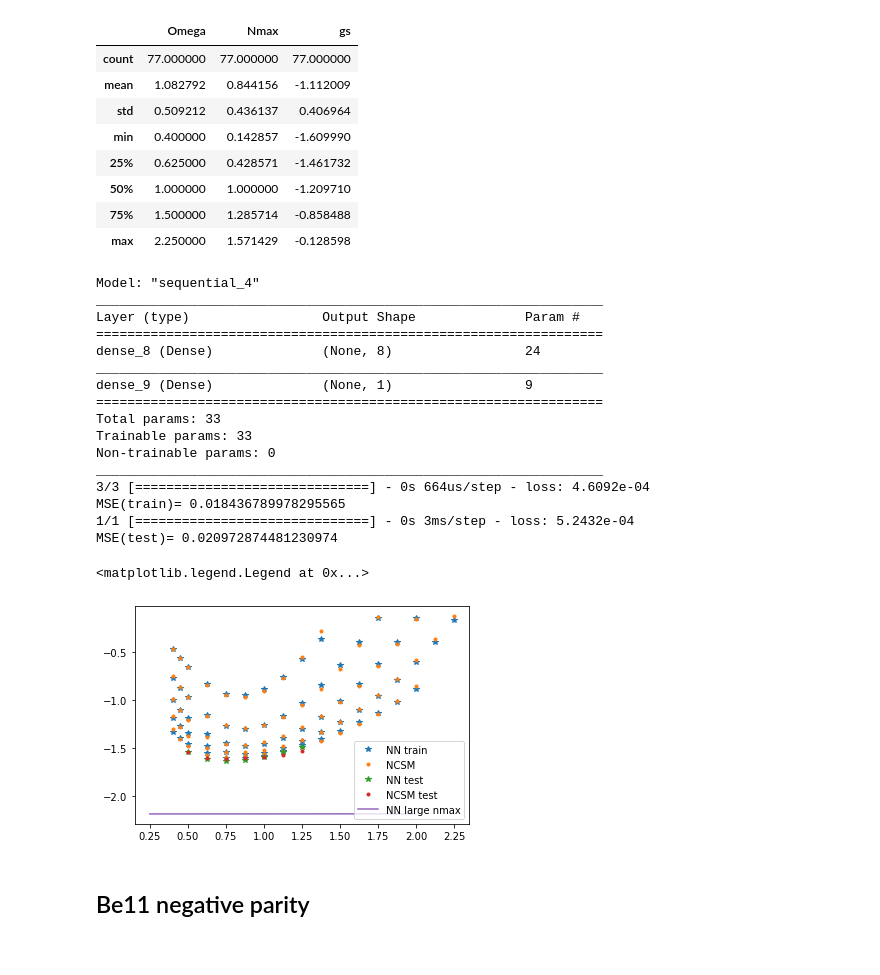
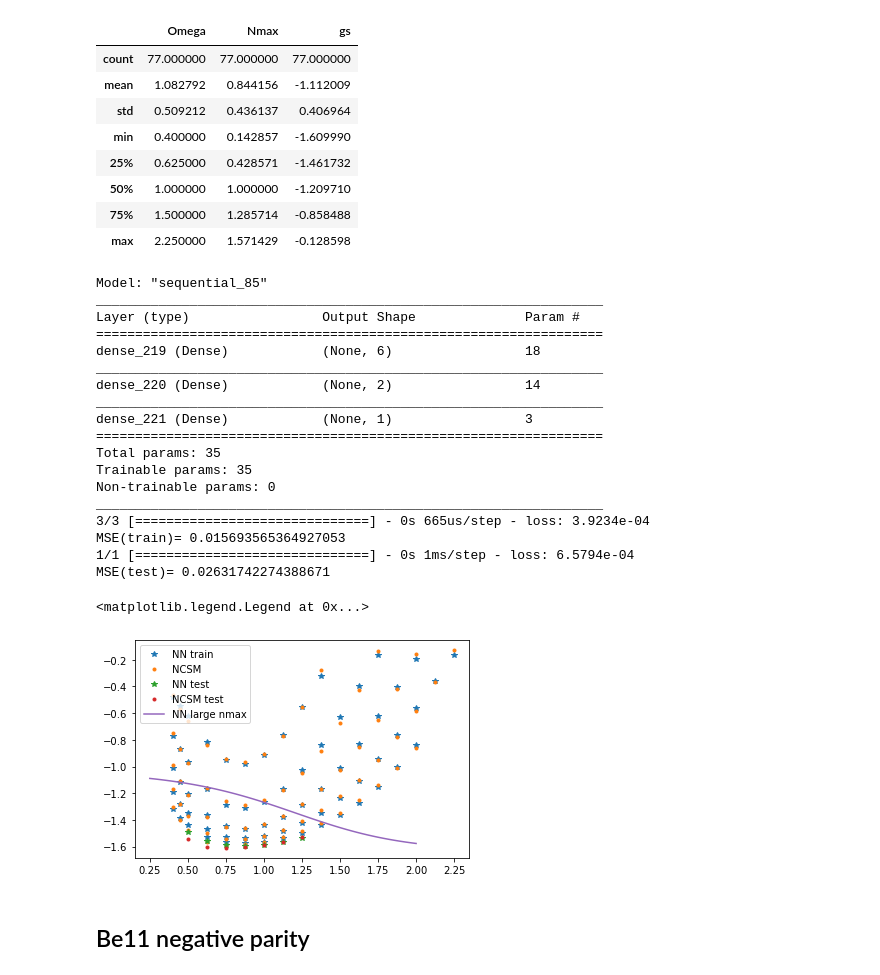
Before and after one commit to alphacentaury-github/NPSS2020, a Jupyter notebook: ML_NCSM.ipynb, the cells around one changed output. Saved outputs shown, nothing was run; the diff lists cells and outputs as text; code cells hidden in the pictures.

```diff
--- a/ML_NCSM.ipynb
+++ b/ML_NCSM.ipynb
@@ -174,0 +170,9 @@ plt.legend()
+# %%
+ntrial=10
+large_nmax = []
+for i in range(ntrial):
+    network, result_nmax = NN_create_fit_plot(plot_q=False)
+    large_nmax.append(result_nmax)
+
+large_nmax= np.array(large_nmax)
+print( large_nmax.mean(),large_nmax.std())
@@ -243,47 +249,49 @@ Be11p_df.describe()
 | max | 2.250000 | 1.571429 | -0.128598 |
 # %%
 Be11p_NN = models.Sequential()
-Be11p_NN.add(layers.Dense(8, activation='tanh', input_shape=(2,)))
+Be11p_NN.add(layers.Dense(6, activation='tanh', input_shape=(2,)))
+Be11p_NN.add(layers.Dense(2, activation='tanh',))
 Be11p_NN.add(layers.Dense(1, activation=None))
 
 Be11p_NN.compile(optimizer='Adam',
                loss='MSE')
 Be11p_NN.summary()
 
 Be11p_NN.fit(Be11p_train_X, Be11p_train_Y, epochs=4000, batch_size=50, verbose=False)
 print('MSE(train)= {}'.format(Be11p_NN.evaluate(Be11p_train_X,Be11p_train_Y)*Be11p_scale_gs ))
 print('MSE(test)= {}'.format( Be11p_NN.evaluate(Be11p_test_X,Be11p_test_Y)*Be11p_scale_gs ))
+
+# For example
+plt.figure()
+plt.plot(Be11p_train_X['Omega'],Be11p_NN.predict(Be11p_train_X) ,'*',label='NN train')
+plt.plot(Be11p_train_X['Omega'],Be11p_train_Y,'.',label='NCSM')
+plt.plot(Be11p_test_X['Omega'],Be11p_NN.predict(Be11p_test_X) ,'*',label='NN test')
+plt.plot(Be11p_test_X['Omega'],Be11p_test_Y,'.',label='NCSM test')
+# extrapolation
+ext_X=np.array([ [i, 20.] for i in np.linspace(0.25,2.0)  ])
+plt.plot(ext_X[:,0],Be11p_NN.predict(ext_X),label='NN large nmax')
+plt.legend()
 # %% [output]
-Model: "sequential_4"
+Model: "sequential_85"
 _________________________________________________________________
 Layer (type)                 Output Shape              Param #
 =================================================================
-dense_8 (Dense)              (None, 8)                 24
+dense_219 (Dense)            (None, 6)                 18
 _________________________________________________________________
-dense_9 (Dense)              (None, 1)                 9
+dense_220 (Dense)            (None, 2)                 14
+_________________________________________________________________
+dense_221 (Dense)            (None, 1)                 3
 =================================================================
-Total params: 33
-Trainable params: 33
+Total params: 35
+Trainable params: 35
 Non-trainable params: 0
 _________________________________________________________________
-3/3 [==============================] - 0s 664us/step - loss: 4.6092e-04
-MSE(train)= 0.018436789978295565
-1/1 [==============================] - 0s 3ms/step - loss: 5.2432e-04
-MSE(test)= 0.020972874481230974
+3/3 [==============================] - 0s 665us/step - loss: 3.9234e-04
+MSE(train)= 0.015693565364927053
+1/1 [==============================] - 0s 1ms/step - loss: 6.5794e-04
+MSE(test)= 0.02631742274388671
+<matplotlib.legend.Legend at 0x...>
+[figure, added]
-# %%
-# For example
-plt.figure()
-plt.plot(Be11p_train_X['Omega'],Be11p_NN.predict(Be11p_train_X) ,'*',label='NN train')
-plt.plot(Be11p_train_X['Omega'],Be11p_train_Y,'.',label='NCSM')
-plt.plot(Be11p_test_X['Omega'],Be11p_NN.predict(Be11p_test_X) ,'*',label='NN test')
-plt.plot(Be11p_test_X['Omega'],Be11p_test_Y,'.',label='NCSM test')
-# extrapolation
-ext_X=np.array([ [i, 20.] for i in np.linspace(0.25,2.0)  ])
-plt.plot(ext_X[:,0],Be11p_NN.predict(ext_X),label='NN large nmax')
-plt.legend()
-# %% [output]
-<matplotlib.legend.Legend at 0x...>
-[figure, removed]
 # %% [markdown]
 ## Be11 negative parity
 # %%
```
Also changed, not shown: parts of 16 cells of this notebook, 10 other files.
